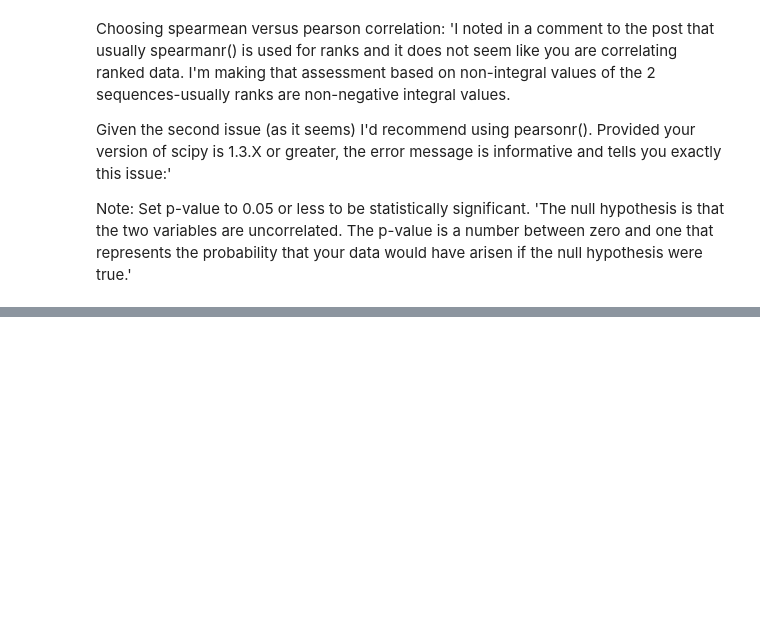
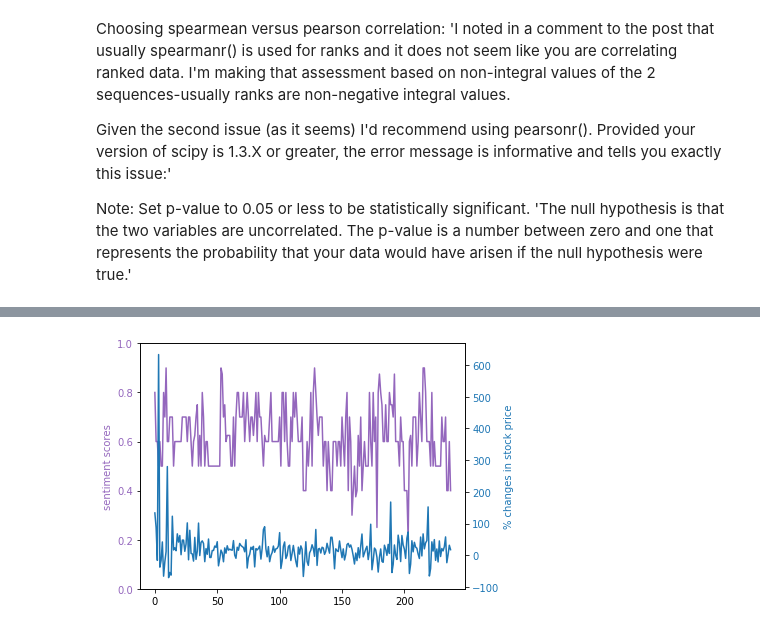
Before and after one commit to ThesisNegatif/Thesis, a Jupyter notebook: Final_Correlation_Calculations.ipynb, the cells around one changed output, grey strips where cells are left out. Drawn from its saved outputs; the diff is of its cells as text; code cells hidden in the pictures; blank space fills up the shorter version.

```diff
--- a/Final_Correlation_Calculations.ipynb
+++ b/Final_Correlation_Calculations.ipynb
@@ -269,4 +294,4 @@ new_all_data.to_pickle("./full_data_df_1.pkl")
 # %%
 # Name used in the functions below is still new_all_data, so maybe change the name below when reopening this file.
-new_all_data = pd.read_pickle("./full_data_df_1.pkl")
+new_all_data = pd.read_pickle("./full_data_df_balanced.pkl")
 new_all_data.head()
@@ -344,30 +393,32 @@ for sentiment in ['weighted_sentiments', 'unweighted_sentiments', 'weighted_sent
 # %%
 # To-do: maybe leave x axis unlabelled as it means nothing.
 import numpy as np
 import matplotlib.pyplot as plt
 
 t = new_all_data.index
 data1 = new_all_data['weighted_sentiments']
 data2 = new_all_data['% change 1 year']
 
 fig, ax1 = plt.subplots()
 
 color = 'tab:purple'
-ax1.set_xlabel('index')
+# ax1.set_xlabel('index')
 ax1.set_ylabel('sentiment scores', color=color)
 ax1.plot(t, data1, color=color)
 ax1.tick_params(axis='y', labelcolor=color)
 ax1.set_ylim(0, 1)
 
 ax2 = ax1.twinx()  # instantiate a second axes that shares the same x-axis
 
 color = 'tab:blue'
 ax2.set_ylabel('% changes in stock price', color=color)  # we already handled the x-label with ax1
 ax2.plot(t, data2, color=color)
 ax2.tick_params(axis='y', labelcolor=color)
 
 fig.tight_layout()  # otherwise the right y-label is slightly clipped
 plt.show()
+# %% [output]
+[figure, added]
 # %%
 t = new_all_data.index
 data1 = new_all_data['weighted_sentiments_DBSCAN']
```
Also changed, not shown: parts of 13 cells of this notebook.
